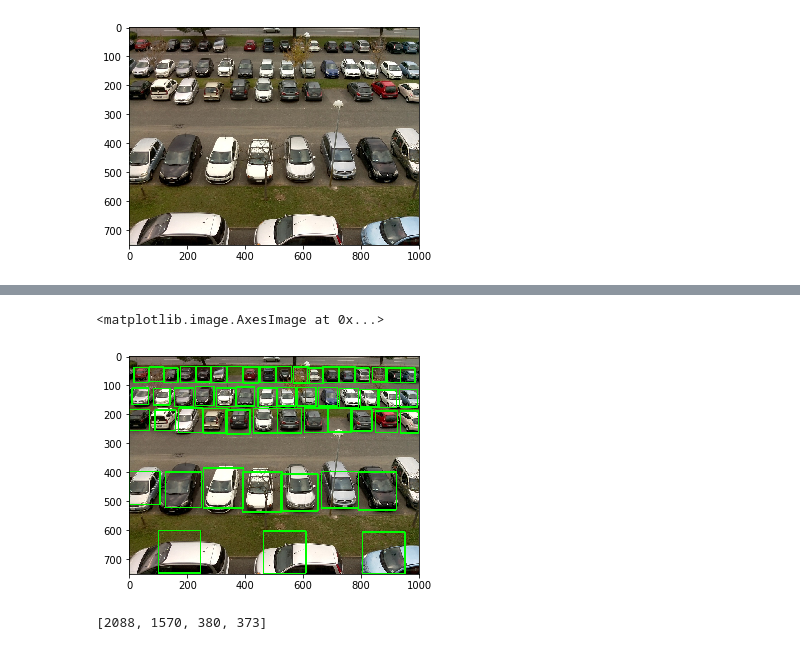
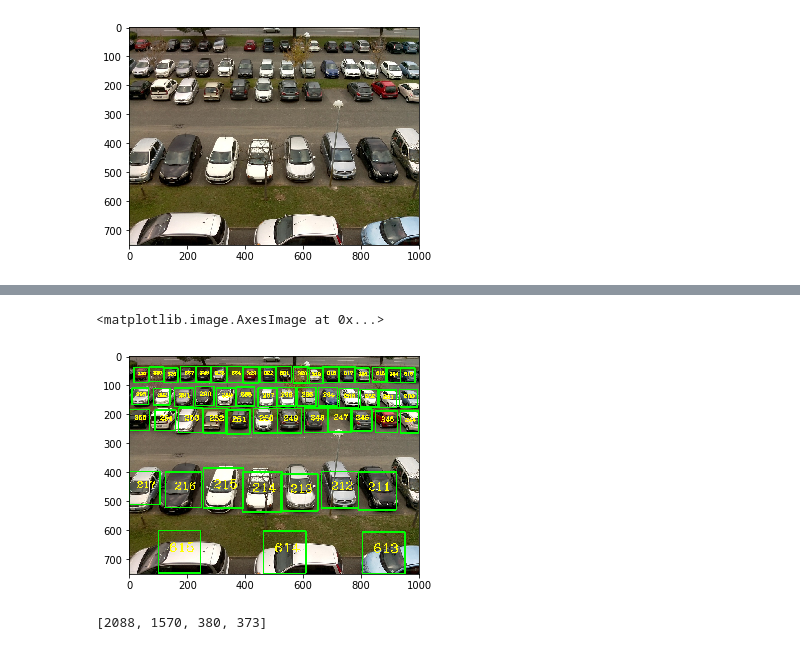
Before and after one commit to amiltonwong/mil_deep_park, a Jupyter notebook: practice_detect.ipynb, the cells around one changed output, grey strips where cells are left out. Cells and saved outputs as stored; diff of their text form; code cells hidden in the pictures.

```diff
--- a/practice_detect.ipynb
+++ b/practice_detect.ipynb
@@ -110,3 +110,18 @@ plt.imshow(img_display)
 # %% [output]
 <matplotlib.image.AxesImage at 0x...>
 [figure]
+# %%
+font = cv2.FONT_HERSHEY_COMPLEX
+# %%
+img = cv2.imread("/data/code4/deep-parking/dataset/FULL_IMAGE_1000x750/OVERCAST/2015-11-20/camera8/2015-11-20_1041.jpg")
+
+# extract patches
+for slotId, bbox in bbox_set2.items():
+    #print(slotId, np.asarray(bbox)*ratio)
+    bbox_dim = (np.asarray(bbox)*ratio).astype(int)   # turn it into int value
+    patch = img[bbox_dim[1]:bbox_dim[1]+bbox_dim[3], bbox_dim[0]:bbox_dim[0]+bbox_dim[2]]
+    # display patch
+    patch_display = cv2.cvtColor(patch, cv2.COLOR_BGR2RGB)
+    plt.imshow(patch_display)
+    plt.show()
+    # pass the patch to CNN network to get classification output
@@ -113,19 +142,28 @@ plt.imshow(img_display)
 # %%
 img = cv2.imread("/data/code4/deep-parking/dataset/FULL_IMAGE_1000x750/OVERCAST/2015-11-20/camera8/2015-11-20_1041.jpg")
 
 # drawing bbox on it
 for slotId, bbox in bbox_set2.items():
     #print(slotId, np.asarray(bbox)*ratio)
-    bbox_dim = (np.asarray(bbox)*ratio).astype(int)
+    bbox_dim = (np.asarray(bbox)*ratio).astype(int)   # turn it into int value
     #print(slotId, bbox_dim[0], bbox_dim[1])
     cv2.rectangle(img, (bbox_dim[0], bbox_dim[1]), (bbox_dim[0]+bbox_dim[2], bbox_dim[1]+bbox_dim[3]), (0,255,0),3)
+    #print(bbox_dim[2])
+    # put id text at the top of the bbox
+    cv2.putText(img, str(slotId),
+                (bbox_dim[0]+bbox_dim[2]//2-bbox_dim[2]//4, bbox_dim[1]+bbox_dim[3]//2),
+                font, bbox_dim[2]/100 , (0,255,255), 2)
+
+
+# save img
+cv2.imwrite('image.jpg', img)
 
 # display img
 img_display = cv2.cvtColor(img, cv2.COLOR_BGR2RGB)
 plt.imshow(img_display)
 # %% [output]
 <matplotlib.image.AxesImage at 0x...>
-[figure, old version]
+[figure, new version]
 # %%
 bbox_set[613]
 # %% [output]
```
Also changed, not shown: parts of 2 cells of this notebook, 3 other files.
